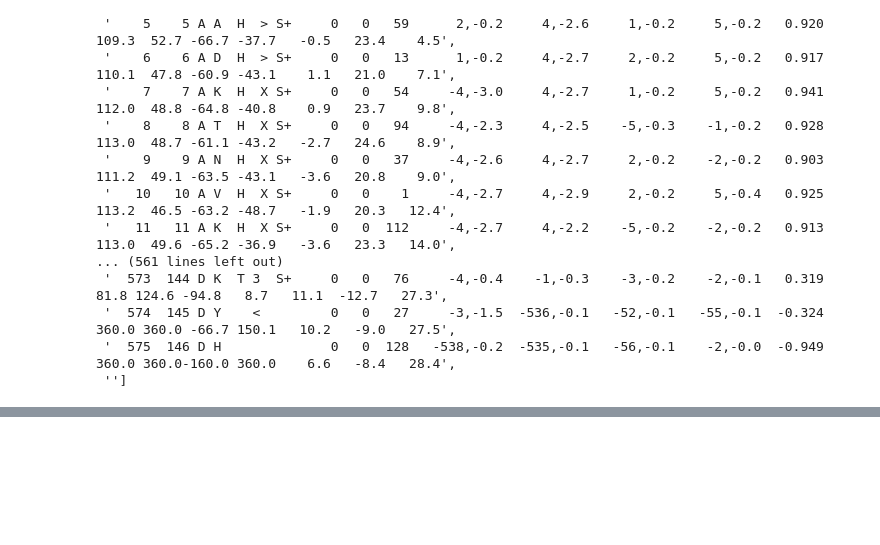
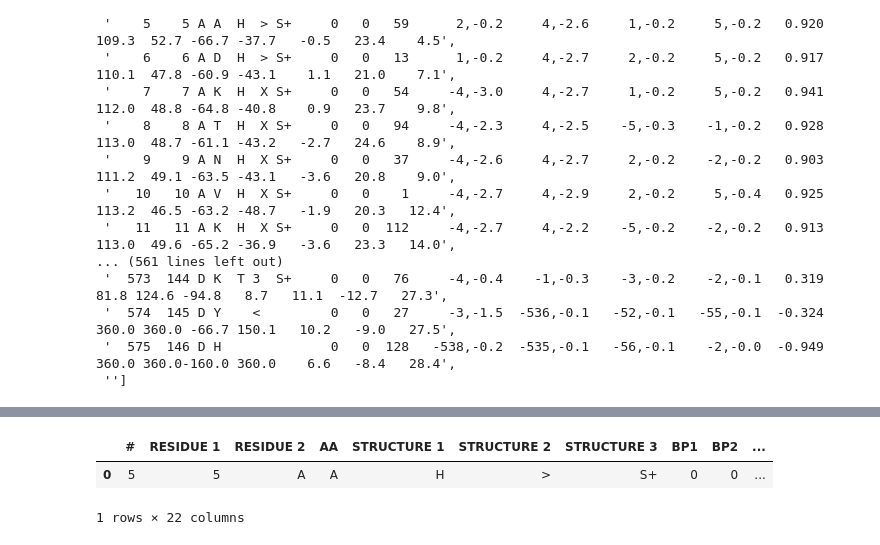
Before and after one commit to lucasramadan/Protein_Prediction, a Jupyter notebook: Data_Processing/DSSP File Testing.ipynb, the cells around one changed output, grey strips where cells are left out. Drawn from its saved outputs; the diff is of its cells as text; code cells hidden in the pictures; blank space fills up the shorter version.

```diff
--- a/Data_Processing/DSSP File Testing.ipynb
+++ b/Data_Processing/DSSP File Testing.ipynb
@@ -67,0 +44,3 @@ pd.DataFrame(ll)
+# %%
+r5 = sub[5]
+r5
@@ -67,0 +49,5 @@ pd.DataFrame(ll)
+# %%
+header = sub[0].split()
+header = [header[0]] + [header[1]+" "+str(i) for i in range(1,3)] + [header[2]] + ['STRUCTURE '+str(i) for i in range(1, 4)] + header[4:]
+print(len(header))
+header
@@ -67,0 +75,34 @@ pd.DataFrame(ll)
+# %%
+def row_splitter(l):
+
+    ind = [(0, 5),     # known as '#'
+           (5, 10),    # known as RESIDUE
+           (10, 12),   # known as AA
+           (12, 14),   # known as STRUCTURE 1
+           (14, 17),   # known as STRUCTURE 2
+           (17, 20),   # known as STRUCTURE 3
+           (20, 23),   # known as STRUCTURE 4
+           (23, 29),   # known as BP1
+           (29, 33),   # known as BP2
+           (33, 38),   # known as ACC
+           (38, 50),   # known as N-H-->O 1
+           (50, 61),   # known as O-->H-N 1
+           (61, 72),   # known as N-H-->O 2
+           (72, 83),   # known as O-->H-N 2
+           (83, 91),   # known as TCO
+           (91, 97),   # known as KAPPA
+           (97, 103),  # known as ALPHA
+           (103, 109), # known as PHI
+           (109, 115), # known as PSI
+           (115, 122), # known as X-CA
+           (122, 129), # known as Y-CA
+           (129, 136)] # known as Z-CA
+
+    row = []
+
+    for s, e in ind:
+        entry = l[s:e]
+        entry = entry.replace(' ', '')
+        row.append(entry)
+
+    return row
@@ -67,0 +133,7 @@ pd.DataFrame(ll)
+# %%
+df = pd.DataFrame([row_splitter(r5)], columns=header)
+df
+# %% [output]
+|  | # | RESIDUE 1 | RESIDUE 2 | AA | STRUCTURE 1 | STRUCTURE 2 | STRUCTURE 3 | BP1 | BP2 | ... |
+| 0 | 5 | 5 | A | A | H | > | S+ | 0 | 0 | ... |
+1 rows × 22 columns
```
Also changed, not shown: parts of 8 cells of this notebook, 4 other files.
